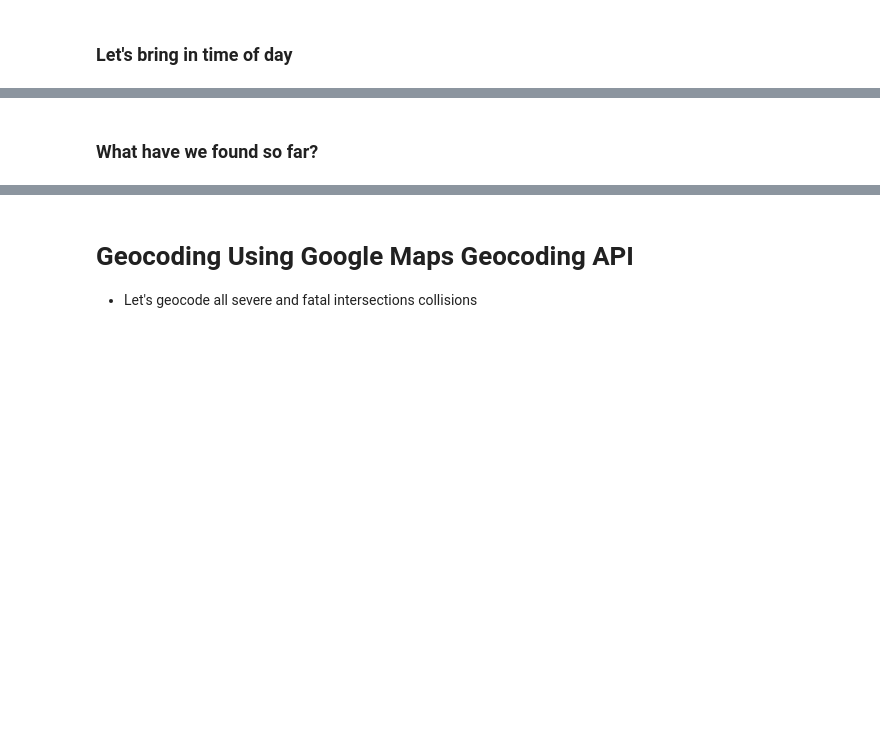
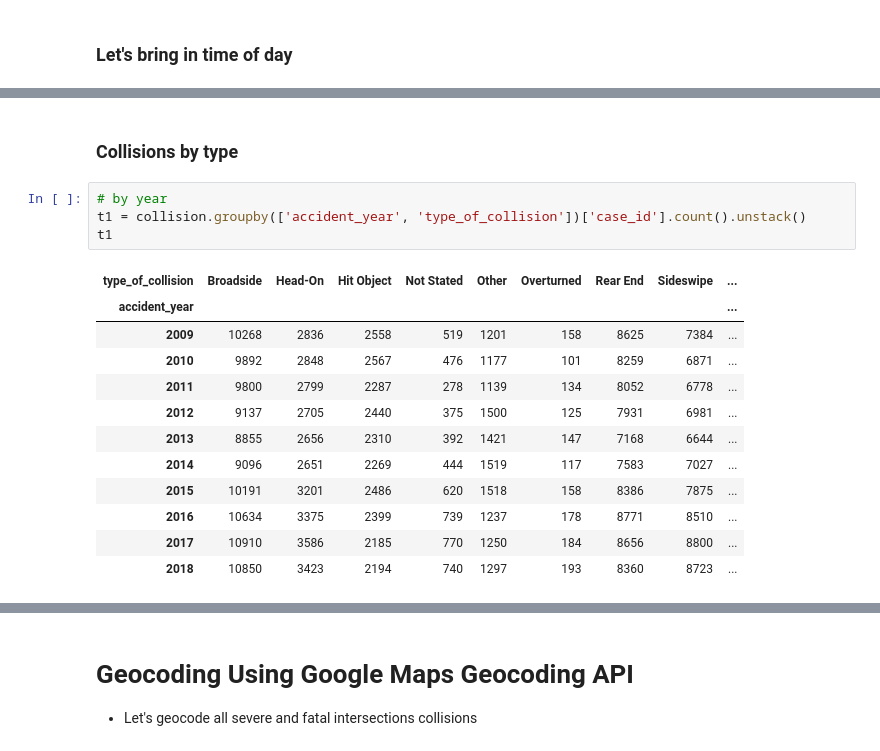
Before and after one commit to chenliny-zz/LA_Collision_Analysis, a Jupyter notebook: collision_exploratory_analysis_la.ipynb, the cells around one changed output, grey strips where cells are left out. Drawn from its saved outputs; the diff is of its cells as text; blank space fills up the shorter version.

```diff
--- a/collision_exploratory_analysis_la.ipynb
+++ b/collision_exploratory_analysis_la.ipynb
@@ -741,5 +786,22 @@ for item in chart_data:
 # %% [output]
 [interactive output not drawn]
 [interactive output not drawn]
-# %% [markdown]
-### What have we found so far?
+# %% [markdown]
+### Collisions by type
+# %%
+# by year
+t1 = collision.groupby(['accident_year', 'type_of_collision'])['case_id'].count().unstack()
+t1
+# %% [output]
+| type_of_collision | Broadside | Head-On | Hit Object | Not Stated | Other | Overturned | Rear End | Sideswipe | ... |
+| accident_year |  |  |  |  |  |  |  |  | ... |
+| 2009 | 10268 | 2836 | 2558 | 519 | 1201 | 158 | 8625 | 7384 | ... |
+| 2010 | 9892 | 2848 | 2567 | 476 | 1177 | 101 | 8259 | 6871 | ... |
+| 2011 | 9800 | 2799 | 2287 | 278 | 1139 | 134 | 8052 | 6778 | ... |
+| 2012 | 9137 | 2705 | 2440 | 375 | 1500 | 125 | 7931 | 6981 | ... |
+| 2013 | 8855 | 2656 | 2310 | 392 | 1421 | 147 | 7168 | 6644 | ... |
+| 2014 | 9096 | 2651 | 2269 | 444 | 1519 | 117 | 7583 | 7027 | ... |
+| 2015 | 10191 | 3201 | 2486 | 620 | 1518 | 158 | 8386 | 7875 | ... |
+| 2016 | 10634 | 3375 | 2399 | 739 | 1237 | 178 | 8771 | 8510 | ... |
+| 2017 | 10910 | 3586 | 2185 | 770 | 1250 | 184 | 8656 | 8800 | ... |
+| 2018 | 10850 | 3423 | 2194 | 740 | 1297 | 193 | 8360 | 8723 | ... |
```
Also changed, not shown: parts of 32 cells of this notebook.
